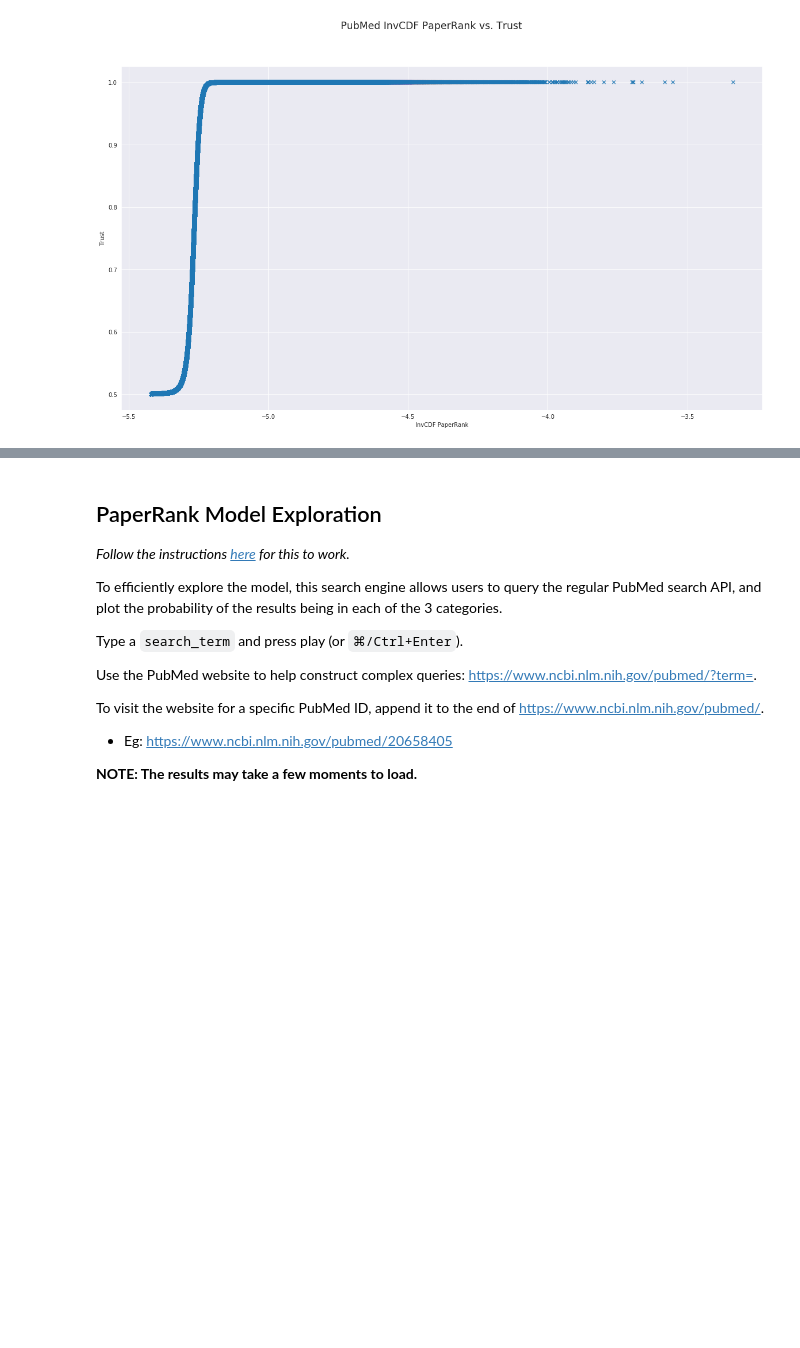
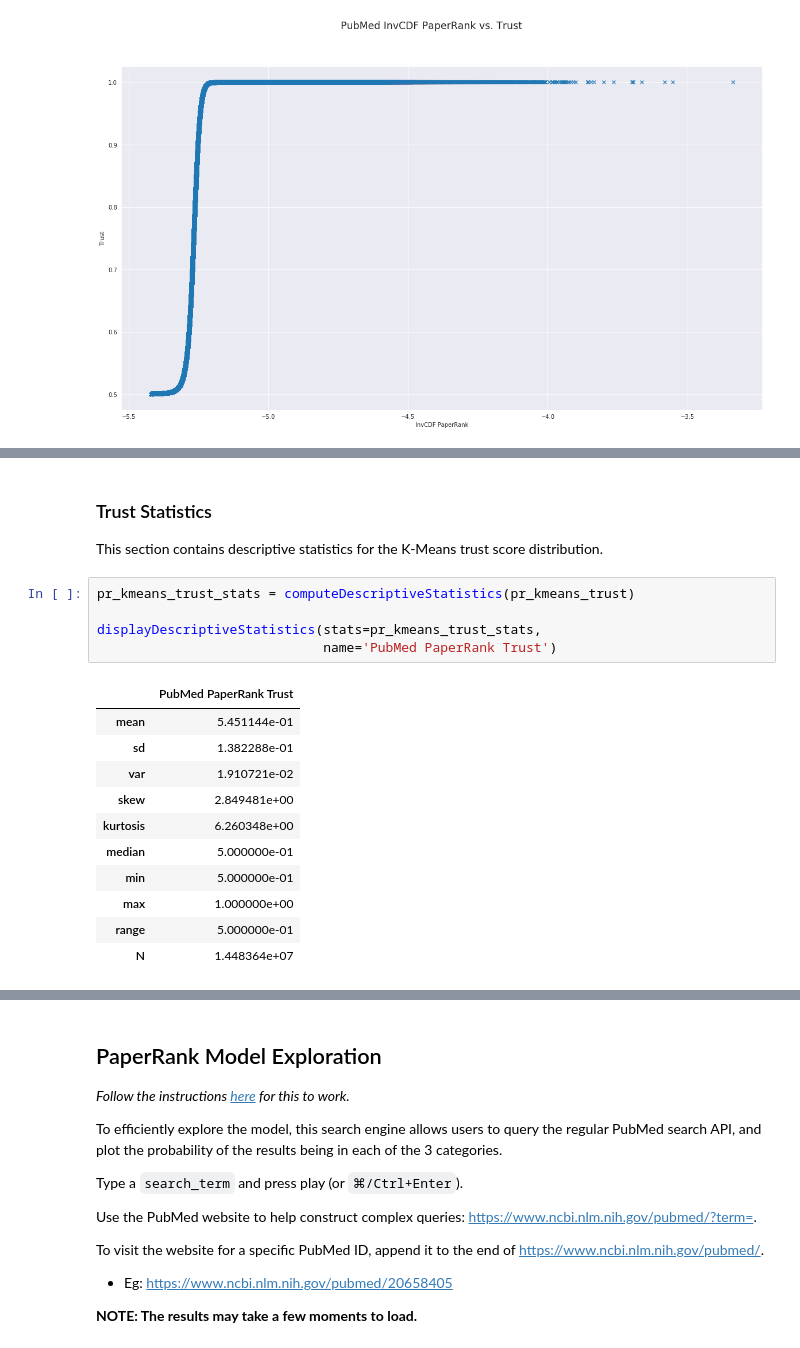
Before and after one commit to rukmal/PaperRank-Analysis, a Jupyter notebook: PubMed PaperRank Analysis.ipynb, the cells around one changed output, grey strips where cells are left out. Drawn from its saved outputs; the diff is of its cells as text; blank space fills up the shorter version.

```diff
--- a/PubMed PaperRank Analysis.ipynb
+++ b/PubMed PaperRank Analysis.ipynb
@@ -1762,0 +2180,21 @@ sns.regplot(x=pr_invcdf, y=pr_trust_float, fit_reg=False, ax=ax, marker='x')
+# %% [markdown]
+### Trust Statistics
+
+This section contains descriptive statistics for the K-Means trust score distribution.
+# %%
+pr_kmeans_trust_stats = computeDescriptiveStatistics(pr_kmeans_trust)
+
+displayDescriptiveStatistics(stats=pr_kmeans_trust_stats,
+                             name='PubMed PaperRank Trust')
+# %% [output]
+|  | PubMed PaperRank Trust |
+| mean | 5.451144e-01 |
+| sd | 1.382288e-01 |
+| var | 1.910721e-02 |
+| skew | 2.849481e+00 |
+| kurtosis | 6.260348e+00 |
+| median | 5.000000e-01 |
+| min | 5.000000e-01 |
+| max | 1.000000e+00 |
+| range | 5.000000e-01 |
+| N | 1.448364e+07 |
```
Also changed, not shown: parts of 40 cells of this notebook.
